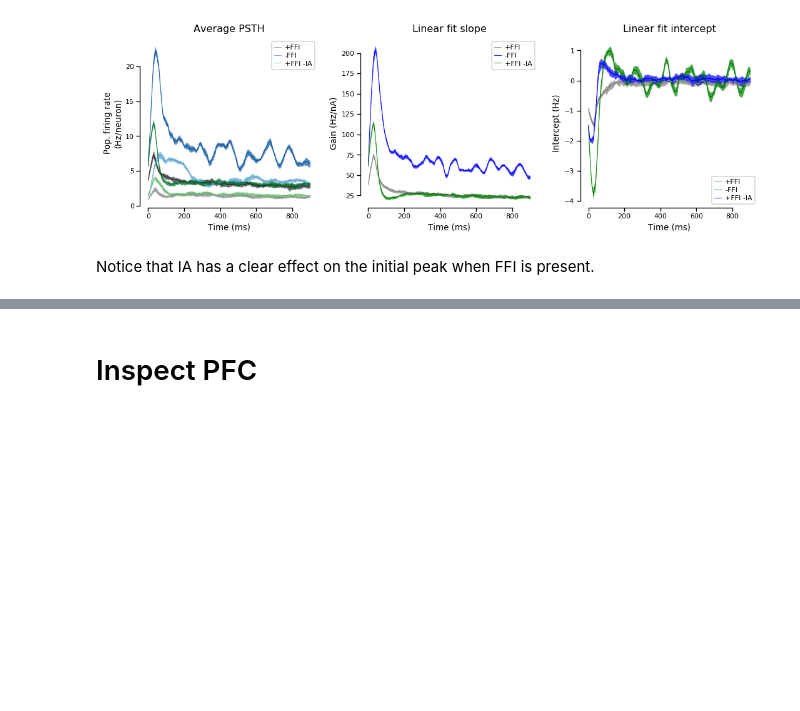
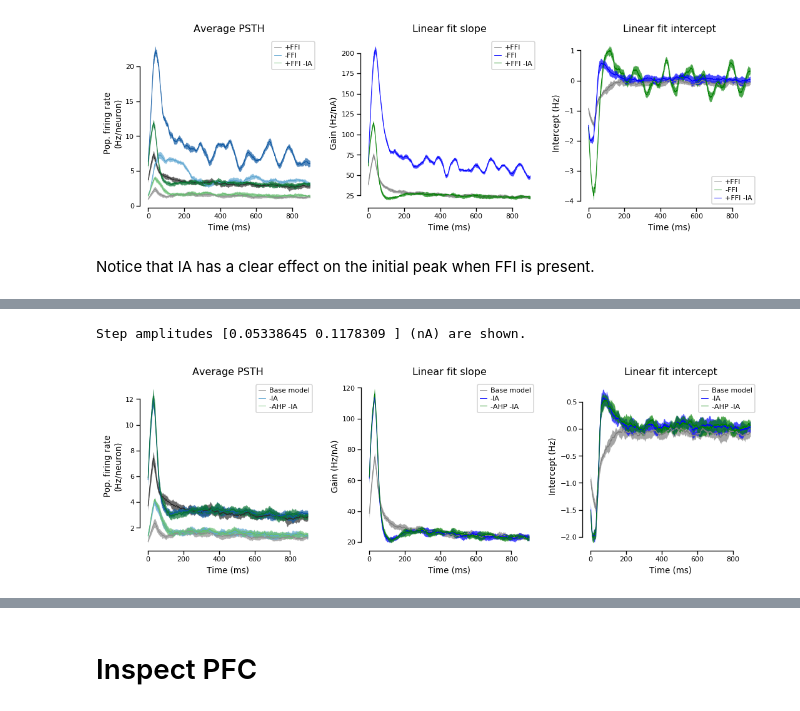
Before and after one commit to nauralcodinglab/raphegif, a Jupyter notebook: figs/scripts/writeup/gain_illustration.ipynb, the cells around one changed output, grey strips where cells are left out. Drawn from its saved outputs; the diff is of its cells as text; code cells hidden in the pictures; blank space fills up the shorter version.

```diff
--- a/figs/scripts/writeup/gain_illustration.ipynb
+++ b/figs/scripts/writeup/gain_illustration.ipynb
@@ -582,0 +664,39 @@ Notice that IA has a clear effect on the initial peak when FFI is present.
+# %%
+sweeps = [3, 7]
+
+plt.figure(figsize=(9, 3))
+
+plt.subplot(131)
+plt.title('Average PSTH')
+visualizer.plot_psth('DRN', 'base', 'base', 'Principal PSTH', sweeps, label='Base model', cmap=plt.get_cmap('Greys'))
+visualizer.plot_psth('DRN', 'base', 'noIA', 'Principal PSTH', sweeps, label='-IA', cmap=plt.get_cmap('Blues'))
+visualizer.plot_psth('DRN', 'base', 'truncatedAHP_noIA', 'Principal PSTH', sweeps, label='-AHP -IA', cmap=plt.get_cmap('Greens'))
+plt.xlabel('Time (ms)')
+plt.ylabel('Pop. firing rate\n(Hz/neuron)')
+plt.legend()
+
+plt.subplot(132)
+plt.title('Linear fit slope')
+visualizer.plot_gain('DRN', 'base', 'base', 'Principal PSTH', color='gray', label='Base model')
+visualizer.plot_gain('DRN', 'base', 'noIA', 'Principal PSTH', color='blue', label='-IA')
+visualizer.plot_gain('DRN', 'base', 'truncatedAHP_noIA', 'Principal PSTH', color='green', label='-AHP -IA')
+plt.xlabel('Time (ms)')
+plt.ylabel('Gain (Hz/nA)')
+plt.legend()
+
+plt.subplot(133)
+plt.title('Linear fit intercept')
+visualizer.plot_intercept('DRN', 'base', 'base', 'Principal PSTH', color='gray', label='Base model')
+visualizer.plot_intercept('DRN', 'base', 'noIA', 'Principal PSTH', color='blue', label='-IA')
+visualizer.plot_intercept('DRN', 'base', 'truncatedAHP_noIA', 'Principal PSTH', color='green', label='-AHP -IA')
+plt.xlabel('Time (ms)')
+plt.ylabel('Intercept (Hz)')
+plt.legend()
+
+sns.despine(trim=True)
+plt.tight_layout()
+
+print('Step amplitudes {} (nA) are shown.'.format(step_amplitudes[sweeps]))
+# %% [output]
+Step amplitudes [0.05338645 0.1178309 ] (nA) are shown.
+[figure, added]
```
Also changed, not shown: parts of 7 cells of this notebook, 4 other files.
